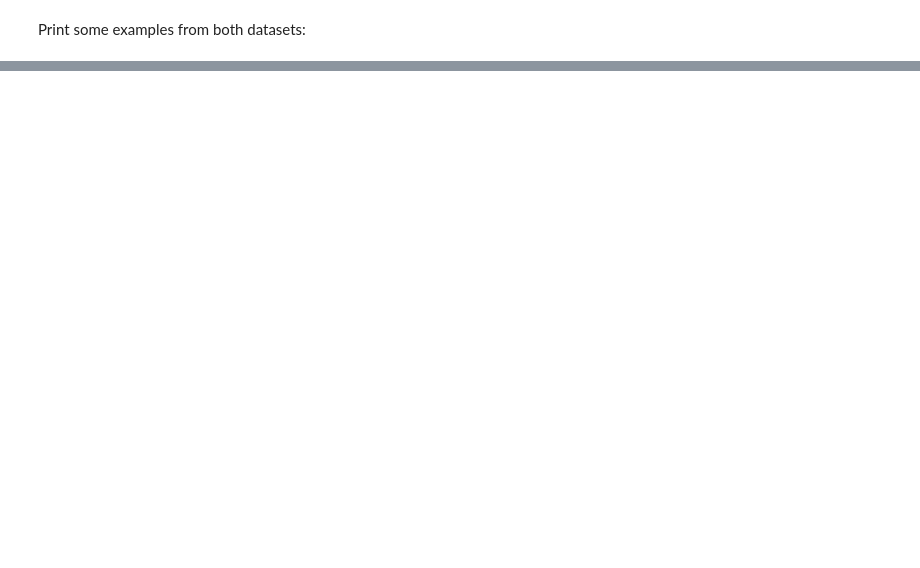
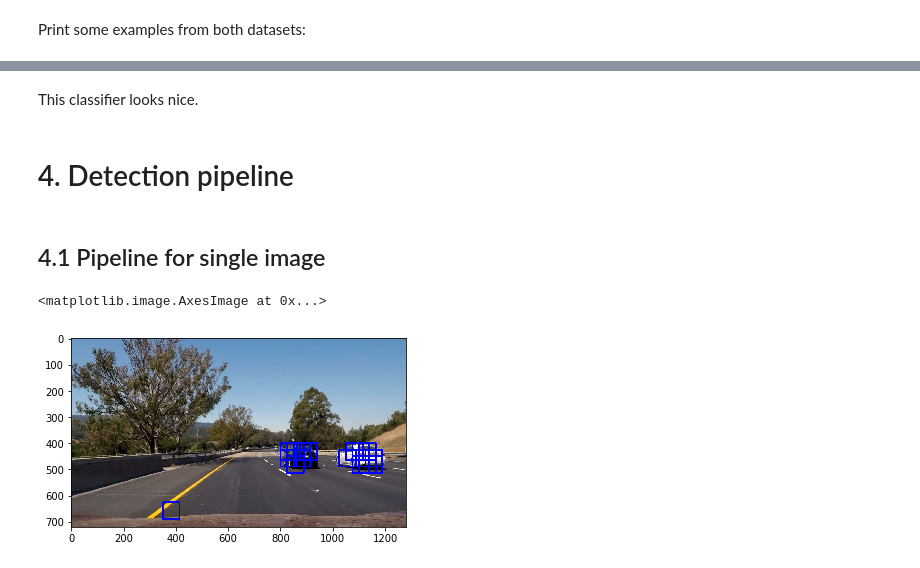
Before and after one commit to bakamoridesu/Vehicle-Tracking, a Jupyter notebook: Tracking.ipynb, the cells around one changed output, grey strips where cells are left out. Drawn from its saved outputs; the diff is of its cells as text; code cells hidden in the pictures; blank space fills up the shorter version.

```diff
--- a/Tracking.ipynb
+++ b/Tracking.ipynb
@@ -142,0 +646,12 @@ def extract_features(imgs, color_space='RGB', spatial_size=(32, 32),
+# %%
+from sklearn.model_selection import GridSearchCV
+svc1 = LinearSVC()
+
+parameters = {'C': [0.01, 0.1, 1, 10, 100]}
+clf = GridSearchCV(svc1, parameters)
+t=time.time()
+clf.fit(X_train, y_train)
+t2 = time.time()
+print(round(t2-t, 2), 'Seconds to train SVC...')
+# Check the score of the SVC
+print('Test Accuracy of SVC = ', round(clf.score(X_test, y_test), 4))
@@ -142,0 +665,9 @@ def extract_features(imgs, color_space='RGB', spatial_size=(32, 32),
+# %%
+from sklearn.neural_network import MLPClassifier
+mlp = MLPClassifier(learning_rate_init = 0.0001, max_iter=500)
+t=time.time()
+mlp.fit(X_train, y_train)
+t2 = time.time()
+print(round(t2-t, 2), 'Seconds to train MLP...')
+# Check the score of the MLP
+print('Test Accuracy of MLP = ', round(mlp.score(X_test, y_test), 4))
@@ -142,0 +695,6 @@ def extract_features(imgs, color_space='RGB', spatial_size=(32, 32),
+# %% [markdown]
+This classifier looks nice.
+# %% [markdown]
+# 4. Detection pipeline
+# %% [markdown]
+## 4.1 Pipeline for single image
@@ -142,0 +827,25 @@ def extract_features(imgs, color_space='RGB', spatial_size=(32, 32),
+# %%
+image = mpimg.imread('test6.jpg')
+draw_image = np.copy(image)
+y_start_stop = [350, 700] # Min and max in y to search in slide_window()
+# Uncomment the following line if you extracted training
+# data from .png images (scaled 0 to 1 by mpimg) and the
+# image you are searching is a .jpg (scaled 0 to 255)
+image = image.astype(np.float32)/255
+
+windows = slide_window(image, x_start_stop=[None, None], y_start_stop=y_start_stop,
+                    xy_window=(64, 64), xy_overlap=(0.6, 0.6))
+
+hot_windows = search_windows(image, windows, mlp, X_scaler, color_space=params['color_space'],
+                        spatial_size=params['spatial_size'], hist_bins=params['hist_bins'],
+                        orient=params['orient'], pix_per_cell=params['pix_per_cell'],
+                        cell_per_block=params['cell_per_block'],
+                        hog_channel=params['hog_channel'], spatial_feat=params['spatial_feat'],
+                        hist_feat=params['hist_feat'], hog_feat=params['hog_feat'])
+
+window_img = draw_boxes(draw_image, hot_windows, color=(0, 0, 255), thick=6)
+
+plt.imshow(window_img)
+# %% [output]
+<matplotlib.image.AxesImage at 0x...>
+[figure, added]
```
Also changed, not shown: parts of 48 cells of this notebook.
